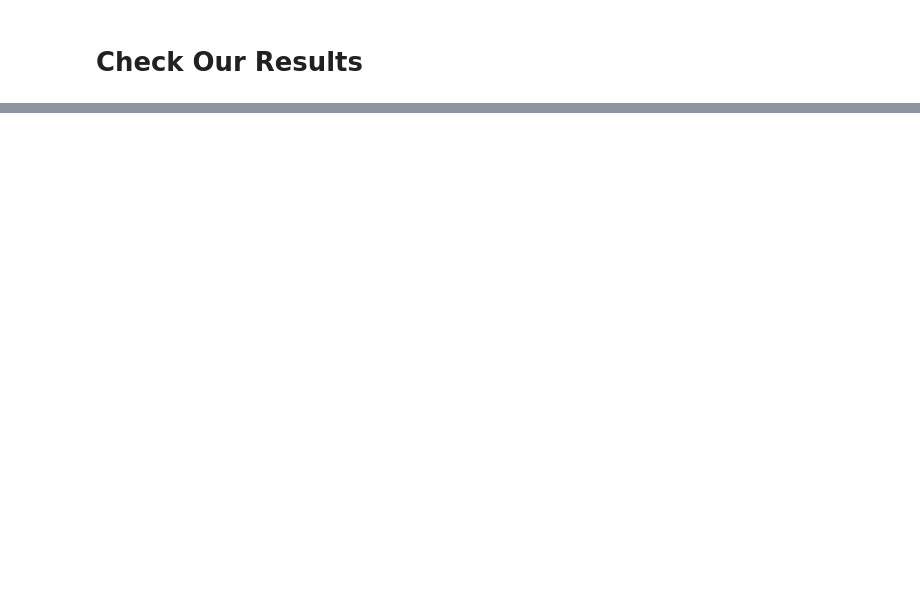
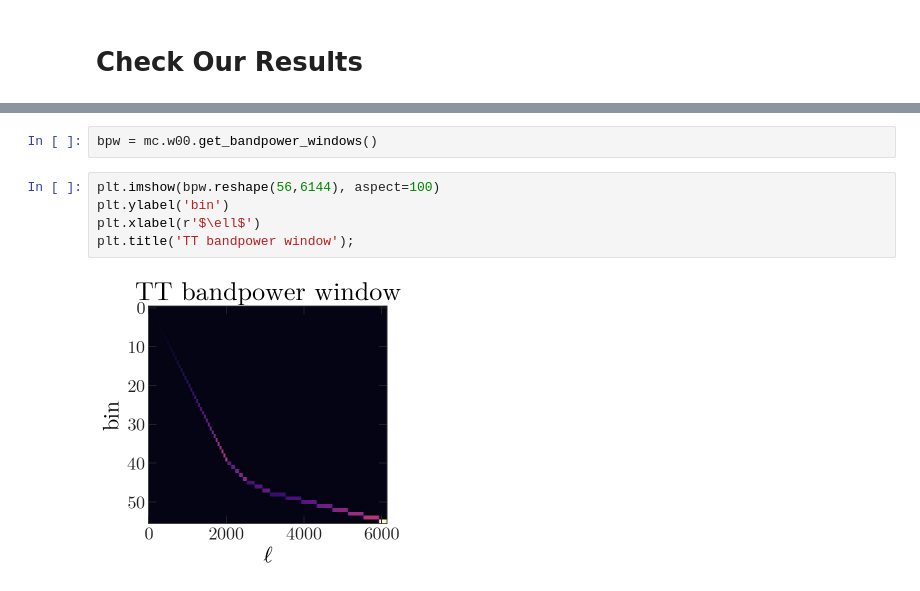
Before and after one commit to xzackli/nawrapper, a Jupyter notebook: notebooks/Reproduce Steve.ipynb, the cells around one changed output, grey strips where cells are left out. Cells and saved outputs as stored; diff of their text form; blank space fills up the shorter version.

```diff
--- a/notebooks/Reproduce Steve.ipynb
+++ b/notebooks/Reproduce Steve.ipynb
@@ -78,0 +120,9 @@ plt.tight_layout()
+# %%
+bpw = mc.w00.get_bandpower_windows()
+# %%
+plt.imshow(bpw.reshape(56,6144), aspect=100)
+plt.ylabel('bin')
+plt.xlabel(r'$\ell$')
+plt.title('TT bandpower window');
+# %% [output]
+[figure, added]
```
Also changed, not shown: parts of 9 cells of this notebook, 4 other files.
